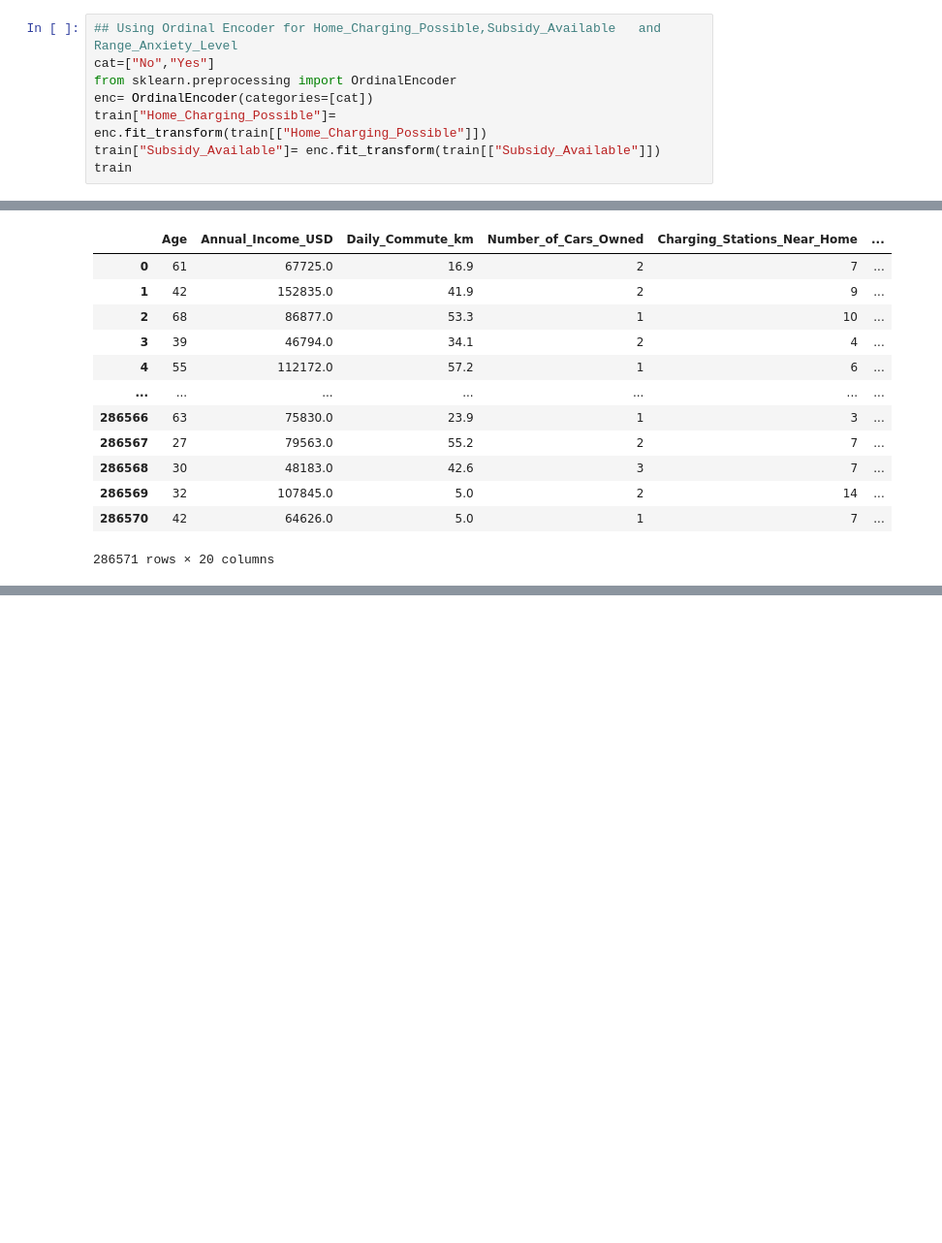
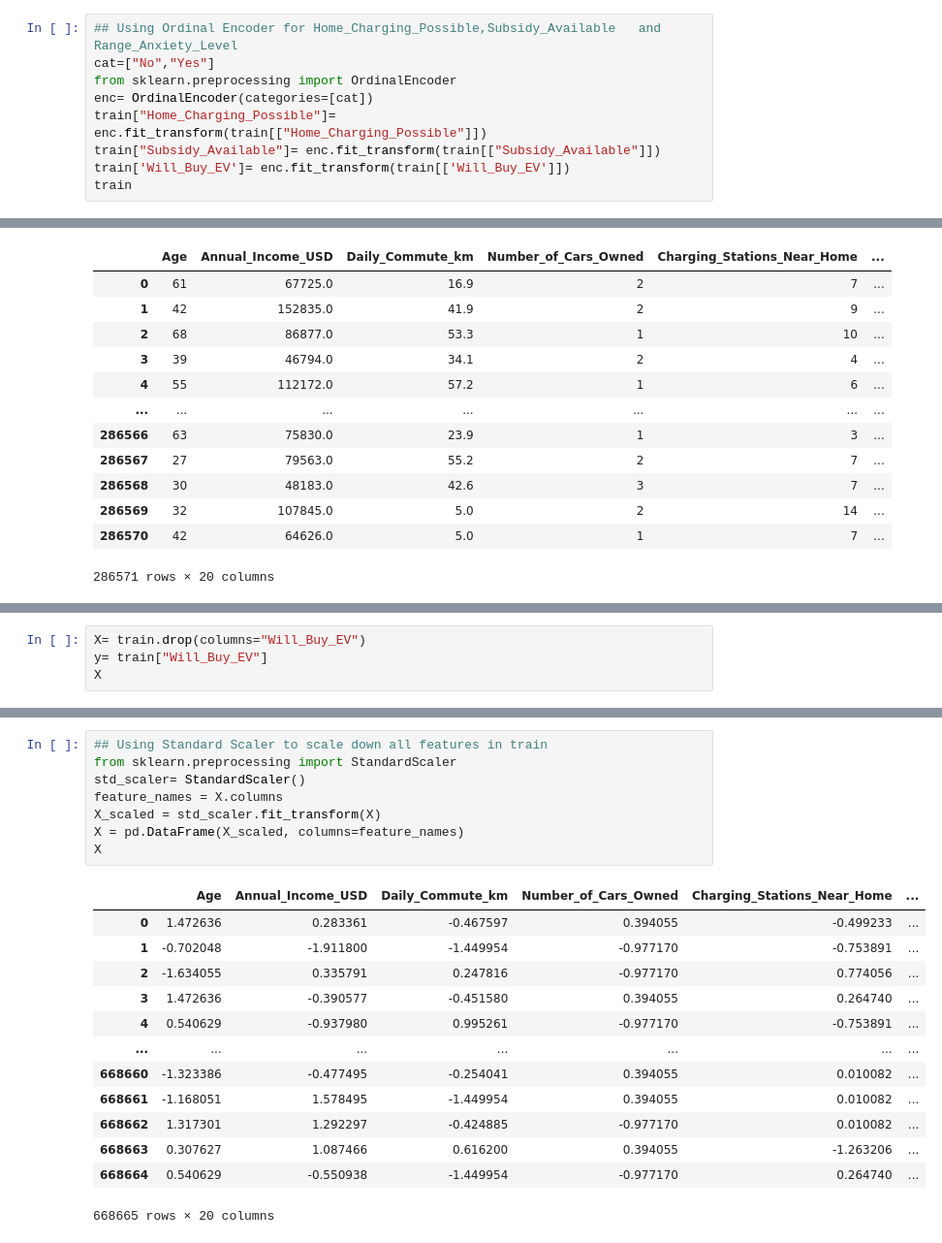
Before and after one commit to singhalishir1911/Electric-Vehicle-Purchases, a Jupyter notebook: Notebook.ipynb, the cells around one changed output, grey strips where cells are left out. Shown at 97% size. Saved outputs shown, nothing was run; the diff lists cells and outputs as text; blank space fills up the shorter version.

Commit message:
Scaled both datasets using Standard Scaler

```diff
--- a/Notebook.ipynb
+++ b/Notebook.ipynb
@@ -147,6 +146,7 @@ from sklearn.preprocessing import OrdinalEncoder
 enc= OrdinalEncoder(categories=[cat])
 train["Home_Charging_Possible"]= enc.fit_transform(train[["Home_Charging_Possible"]])
 train["Subsidy_Available"]= enc.fit_transform(train[["Subsidy_Available"]])
+train['Will_Buy_EV']= enc.fit_transform(train[['Will_Buy_EV']])
 train
 # %% [output]
 |  | Age | Annual_Income_USD | Daily_Commute_km | Number_of_Cars_Owned | Charging_Stations_Near_Home | ... |
@@ -211,0 +226,4 @@ test
+# %%
+X= train.drop(columns="Will_Buy_EV")
+y= train["Will_Buy_EV"]
+X
@@ -211,0 +244,22 @@ test
+# %%
+## Using Standard Scaler to scale down all features in train
+from sklearn.preprocessing import StandardScaler
+std_scaler= StandardScaler()
+feature_names = X.columns
+X_scaled = std_scaler.fit_transform(X)
+X = pd.DataFrame(X_scaled, columns=feature_names)
+X
+# %% [output]
+|  | Age | Annual_Income_USD | Daily_Commute_km | Number_of_Cars_Owned | Charging_Stations_Near_Home | ... |
+| 0 | 1.472636 | 0.283361 | -0.467597 | 0.394055 | -0.499233 | ... |
+| 1 | -0.702048 | -1.911800 | -1.449954 | -0.977170 | -0.753891 | ... |
+| 2 | -1.634055 | 0.335791 | 0.247816 | -0.977170 | 0.774056 | ... |
+| 3 | 1.472636 | -0.390577 | -0.451580 | 0.394055 | 0.264740 | ... |
+| 4 | 0.540629 | -0.937980 | 0.995261 | -0.977170 | -0.753891 | ... |
+| ... | ... | ... | ... | ... | ... | ... |
+| 668660 | -1.323386 | -0.477495 | -0.254041 | 0.394055 | 0.010082 | ... |
+| 668661 | -1.168051 | 1.578495 | -1.449954 | 0.394055 | 0.010082 | ... |
+| 668662 | 1.317301 | 1.292297 | -0.424885 | -0.977170 | 0.010082 | ... |
+| 668663 | 0.307627 | 1.087466 | 0.616200 | 0.394055 | -1.263206 | ... |
+| 668664 | 0.540629 | -0.550938 | -1.449954 | -0.977170 | 0.264740 | ... |
+668665 rows × 20 columns
```
Also changed, not shown: parts of 5 cells of this notebook.
